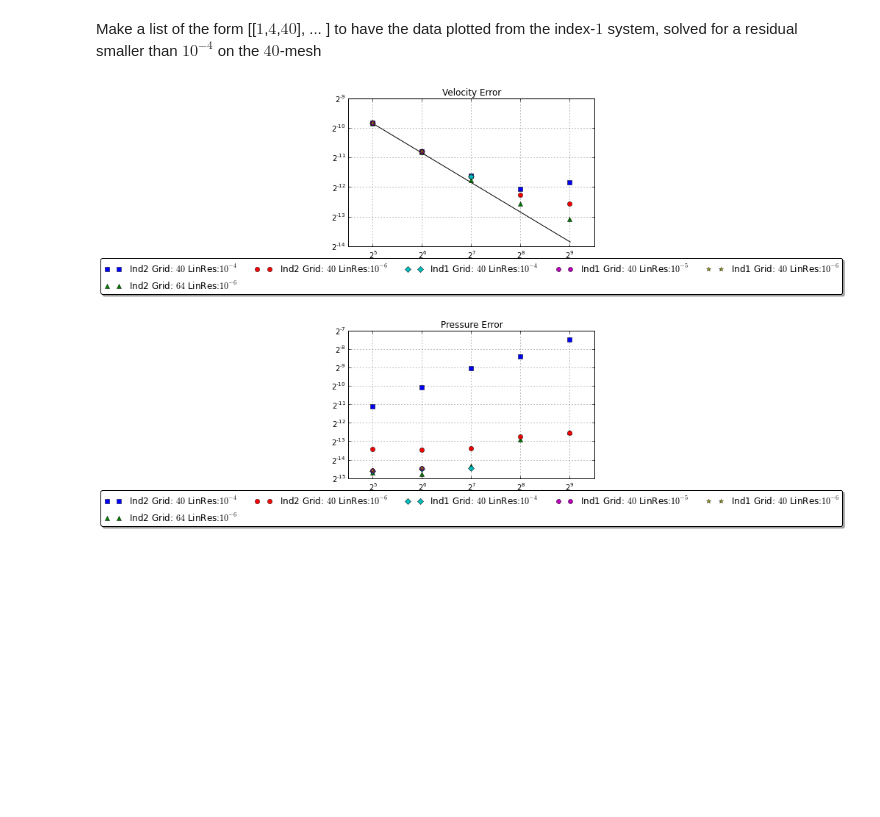
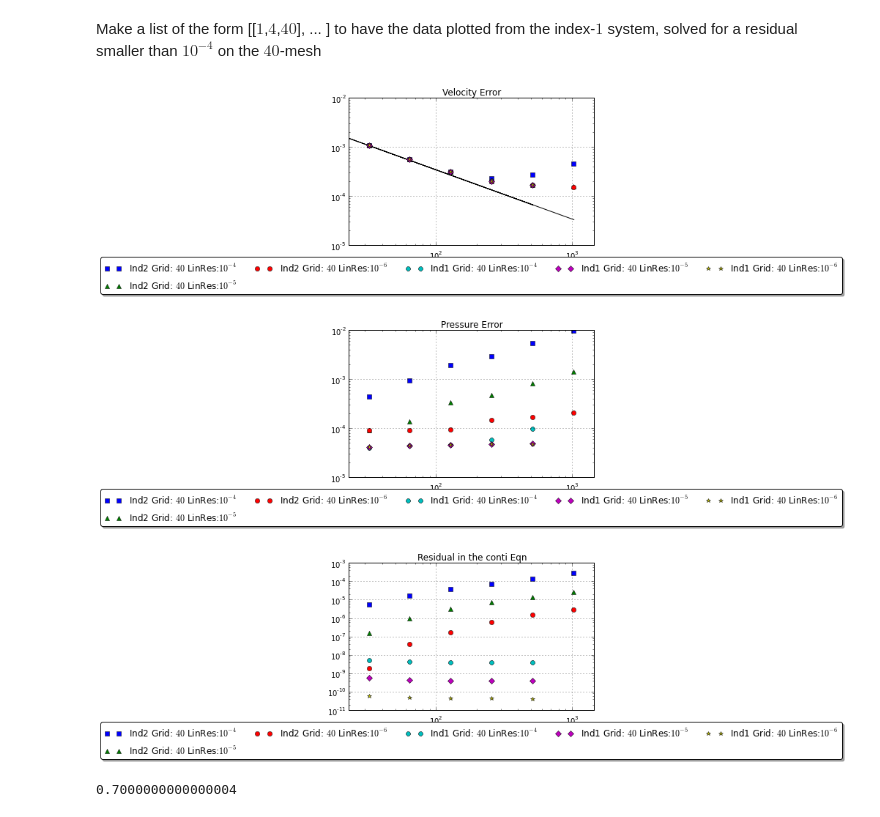
Before and after one commit to highlando/pystokes, a Jupyter notebook: conv plots.ipynb, the cells around one changed output. Cells and saved outputs as stored; diff of their text form; code cells hidden in the pictures; blank space fills up the shorter version.

```diff
--- a/conv plots.ipynb
+++ b/conv plots.ipynb
@@ -29,8 +29,8 @@ def plot_errs(ErL,TdL,Leg=None,Title=None,LinFit=False):
         else:
             ax.plot(TdL[k], ErL[k], MkL[k])
 
-    plt.xscale('log', basex=2)
-    plt.yscale('log', basey=2)
+    plt.xscale('log', basex=10)
+    plt.yscale('log', basey=10)
     plt.xlim(xmin=0.71*TdL[0][0], xmax=TdL[0][-1]*1.42)
     plt.title(Title)
     plt.grid(True)
@@ -60,19 +60,26 @@ DicLM = {32:'$32$', 40:'$40$', 64:'$64$'}
 Make a list of the form [[$1$,$4$,$40$], ... ] to have the data plotted
 from the index-$1$ system, solved for a residual smaller than $10^{-4}$ on the $40$-mesh
 # %%
-PlotList = [[2,4,40],[2,6,64],[2,6,40],[1,4,40],[1,5,40],[1,6,40]]#,
+PlotList = [[2,4,40],[2,5,40],[2,6,40],[1,4,40],[1,5,40],[1,6,40]]#,
 Omega = 8
-VErr, PErr, TDis, Leg = [], [], [], []
+VErr, PErr, TDis, Leg, ContRes = [], [], [], [], []
 for PL in PlotList:
     Jpl = load_jsdtoplot(PL,Omega)
     PErr.append(err_int(Jpl,'PEr'))
     VErr.append(err_int(Jpl,'VelEr'))
+    ContRes.append(err_int(Jpl,'ContiRes'))
     TDis.append(Jpl['TimeDiscs'])
     pyplot.close('all')
     Leg.append(  DicLP[PL[0]] + ' Grid: $%d$' % PL[2] + ' LinRes:' + DicLT[PL[1]] )
 
 plot_errs(VErr,TDis,Leg=Leg,Title='Velocity Error',LinFit=True)
 plot_errs(PErr,TDis,Leg=Leg,Title='Pressure Error')
+plot_errs(ContRes,TDis,Leg=Leg,Title='Residual in the conti Eqn')
 # %% [output]
-[figure, old version]
+[figure, new version]
-[figure, old version]
+[figure, new version]
+[figure, added]
+# %%
+1.0/6*(49.8-15.2*3)
+# %% [output]
+0.7000000000000004
```
Also changed, not shown: 2 other files.
